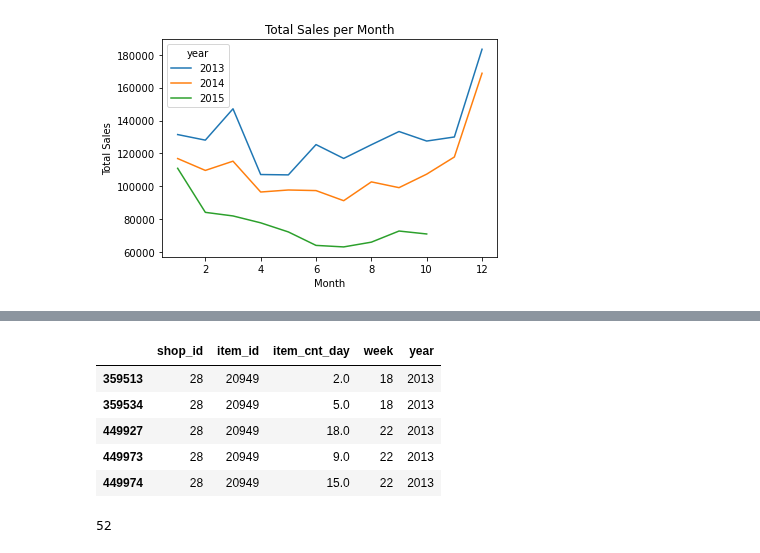
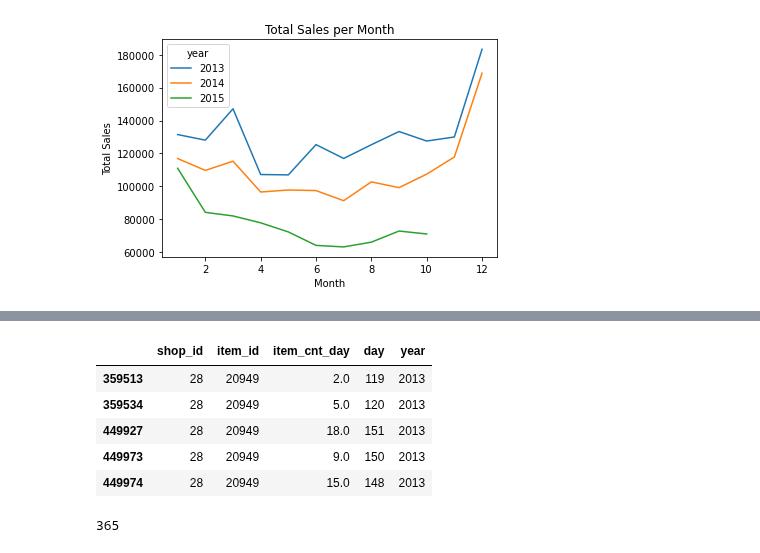
Before and after one commit to saurav1066/KaggleProjects, a Jupyter notebook: Predict future sales/predict.ipynb, the cells around one changed output, grey strips where cells are left out. Saved outputs shown, nothing was run; the diff lists cells and outputs as text; code cells hidden in the pictures.

```diff
--- a/Predict future sales/predict.ipynb
+++ b/Predict future sales/predict.ipynb
@@ -149,19 +149,19 @@ shop_item_df.head()
 | 449974 | 2013-05-28 | 4 | 28 | 20949 | 5.0 | 15.0 | 71 | 2013 | ... |
 # %%
 # only keep shop id, item id, date_block_num and item_cnt_day columns,week and year
-shop_item_df = shop_item_df[['shop_id', 'item_id', 'item_cnt_day', 'week', 'year']]
+shop_item_df = shop_item_df[['shop_id', 'item_id', 'item_cnt_day', 'day', 'year']]
 shop_item_df.head()
 # %% [output]
-|  | shop_id | item_id | item_cnt_day | week | year |
-| 359513 | 28 | 20949 | 2.0 | 18 | 2013 |
-| 359534 | 28 | 20949 | 5.0 | 18 | 2013 |
-| 449927 | 28 | 20949 | 18.0 | 22 | 2013 |
-| 449973 | 28 | 20949 | 9.0 | 22 | 2013 |
-| 449974 | 28 | 20949 | 15.0 | 22 | 2013 |
+|  | shop_id | item_id | item_cnt_day | day | year |
+| 359513 | 28 | 20949 | 2.0 | 119 | 2013 |
+| 359534 | 28 | 20949 | 5.0 | 120 | 2013 |
+| 449927 | 28 | 20949 | 18.0 | 151 | 2013 |
+| 449973 | 28 | 20949 | 9.0 | 150 | 2013 |
+| 449974 | 28 | 20949 | 15.0 | 148 | 2013 |
 # %%
 # check unmber of weeks
-shop_item_df['week'].nunique()
+shop_item_df['day'].nunique()
 # %% [output]
-52
+365
 # %%
 # for each year i need 52 weeks from 1 to 52 so i will create a new dataframe with 52 weeks and the item cnt for that errk is 0
```
Also changed, not shown: parts of 7 cells of this notebook.
